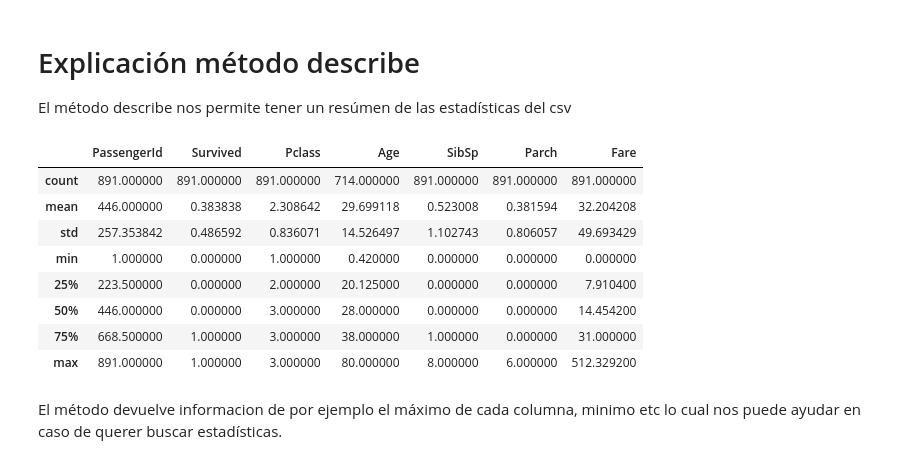
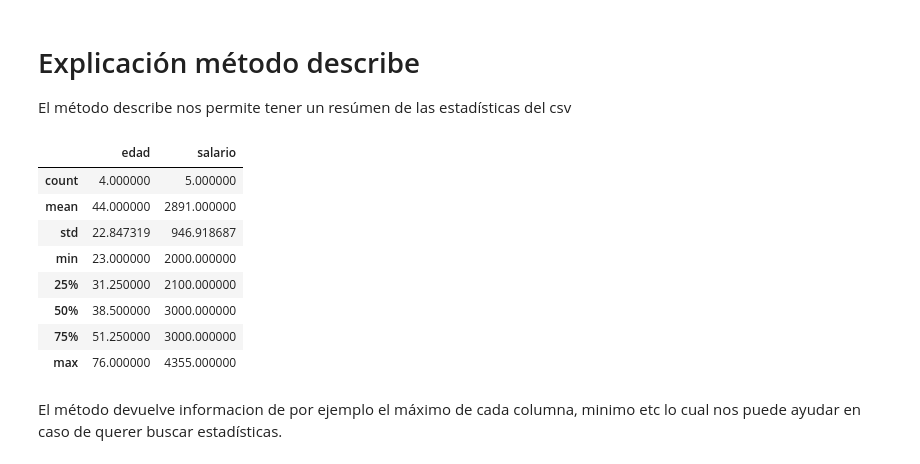
Before and after one commit to ivaanleeal/Task-1.1-Titanic-Dataset-Exploration-with-pandas, a Jupyter notebook: Titanic_Pandas_Practice_Notebook.ipynb, the cells around one changed output. Saved outputs shown, nothing was run; the diff lists cells and outputs as text; code cells hidden in the pictures.

```diff
--- a/Titanic_Pandas_Practice_Notebook.ipynb
+++ b/Titanic_Pandas_Practice_Notebook.ipynb
@@ -20,3 +20,7 @@ df = pd.read_csv("titanic_dataset.csv")
 
 # Show first few rows
 df.head()
+
+
+df2 = pd.DataFrame({'dni':['3434334F','6556656Y','34244299U','43234555B','99999K'],'nombre':['Ana','Leonardo','Sara','Jose','Sara'],'edad':[23,34,43,76,None],
+                   'salario':[2100,3000,2000,3000,4355]})
@@ -125,18 +122,19 @@ El método describe nos permite tener un resúmen de las estadísticas del csv
 # %%
 # Ejemplo:
 df.describe()
 
 # Ejemplo 2:
+df2.describe()
 # %% [output]
-|  | PassengerId | Survived | Pclass | Age | SibSp | Parch | Fare |
-| count | 891.000000 | 891.000000 | 891.000000 | 714.000000 | 891.000000 | 891.000000 | 891.000000 |
-| mean | 446.000000 | 0.383838 | 2.308642 | 29.699118 | 0.523008 | 0.381594 | 32.204208 |
-| std | 257.353842 | 0.486592 | 0.836071 | 14.526497 | 1.102743 | 0.806057 | 49.693429 |
-| min | 1.000000 | 0.000000 | 1.000000 | 0.420000 | 0.000000 | 0.000000 | 0.000000 |
-| 25% | 223.500000 | 0.000000 | 2.000000 | 20.125000 | 0.000000 | 0.000000 | 7.910400 |
-| 50% | 446.000000 | 0.000000 | 3.000000 | 28.000000 | 0.000000 | 0.000000 | 14.454200 |
-| 75% | 668.500000 | 1.000000 | 3.000000 | 38.000000 | 1.000000 | 0.000000 | 31.000000 |
-| max | 891.000000 | 1.000000 | 3.000000 | 80.000000 | 8.000000 | 6.000000 | 512.329200 |
+|  | edad | salario |
+| count | 4.000000 | 5.000000 |
+| mean | 44.000000 | 2891.000000 |
+| std | 22.847319 | 946.918687 |
+| min | 23.000000 | 2000.000000 |
+| 25% | 31.250000 | 2100.000000 |
+| 50% | 38.500000 | 3000.000000 |
+| 75% | 51.250000 | 3000.000000 |
+| max | 76.000000 | 4355.000000 |
 # %% [markdown]
 El método devuelve informacion de por ejemplo el máximo de cada columna, minimo etc lo cual nos puede ayudar en caso de querer buscar estadísticas.
 # %% [markdown]
```
Also changed, not shown: parts of 26 cells of this notebook.
